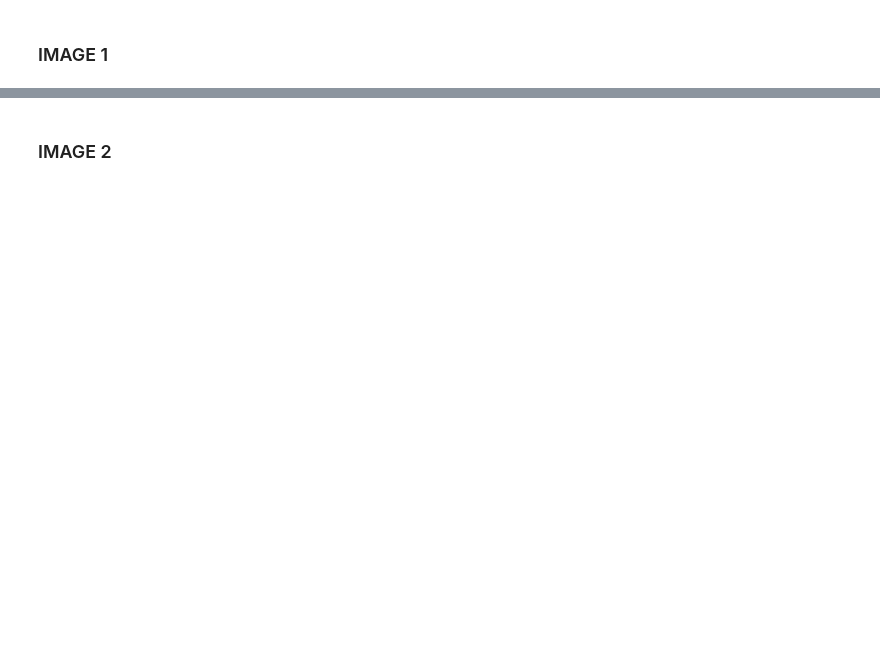
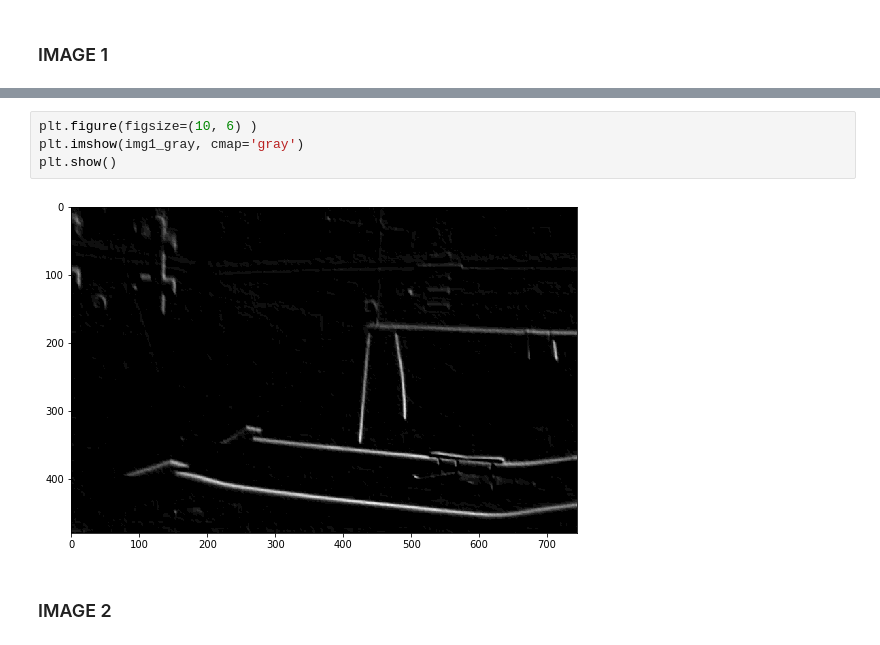
Before and after one commit to dannypadilla/image-preprocess-pipelines, a Jupyter notebook: jupyter/CONVOLUTIONAL_FILTERING.ipynb, the cells around one changed output, grey strips where cells are left out. Cells and saved outputs as stored; diff of their text form; blank space fills up the shorter version.

```diff
--- a/jupyter/CONVOLUTIONAL_FILTERING.ipynb
+++ b/jupyter/CONVOLUTIONAL_FILTERING.ipynb
@@ -271,2 +312,8 @@ plt.show()
+# %%
+plt.figure(figsize=(10, 6) )
+plt.imshow(img1_gray, cmap='gray')
+plt.show()
+# %% [output]
+[figure, added]
 # %% [markdown]
 ### IMAGE 2
```
Also changed, not shown: parts of 22 cells of this notebook.
